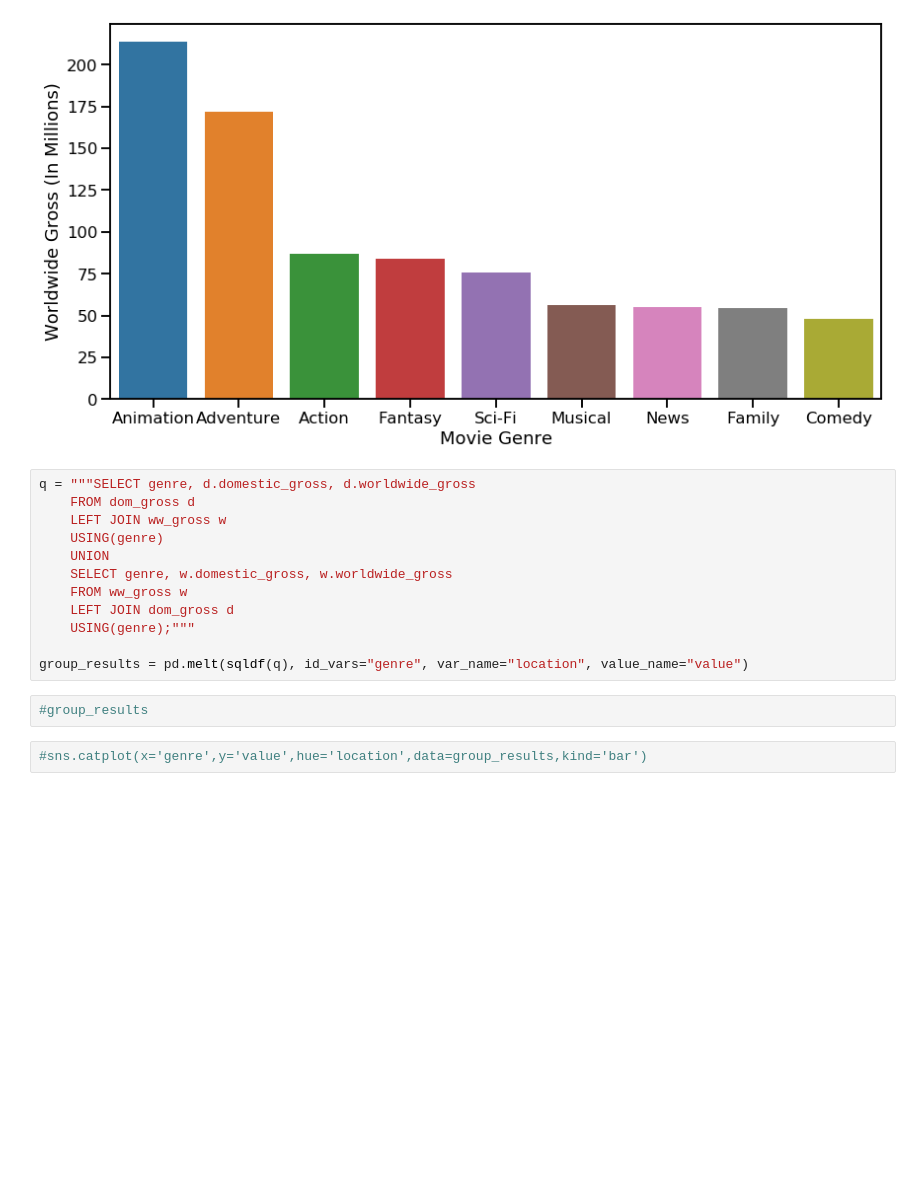
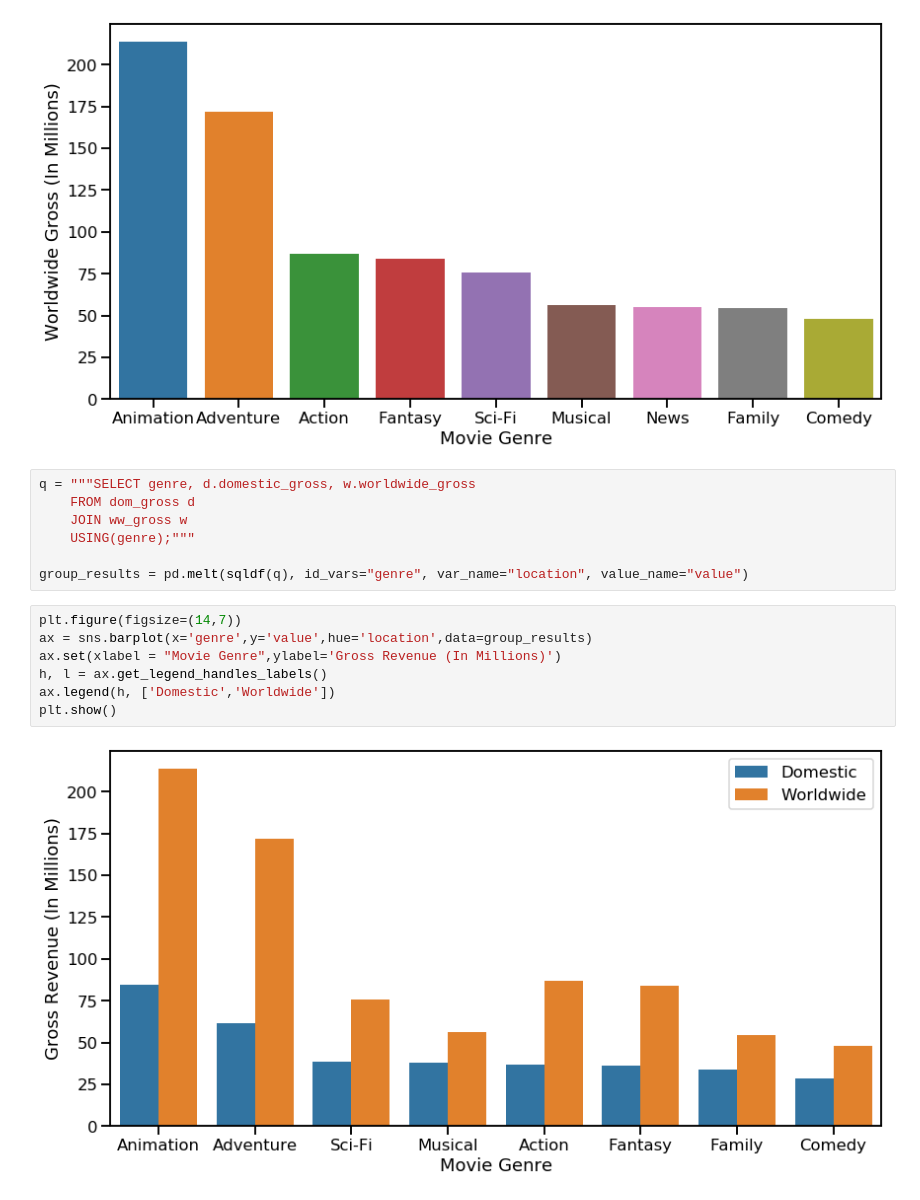
Before and after one commit to anbillinger/dsc-mod-1-project-v2-1-onl01-dtsc-ft-041320, a Jupyter notebook: Genre Info.ipynb, the cells around one changed output. Cells and saved outputs as stored; diff of their text form; blank space fills up the shorter version.

Commit message:
combined genre graphs

```diff
--- a/Genre Info.ipynb
+++ b/Genre Info.ipynb
@@ -131,18 +131,18 @@ ax.set(xlabel = "Movie Genre",ylabel='Worldwide Gross (In Millions)')
 [Text(0, 0.5, 'Worldwide Gross (In Millions)'), Text(0.5, 0, 'Movie Genre')]
 [figure]
 # %%
-q = """SELECT genre, d.domestic_gross, d.worldwide_gross
+q = """SELECT genre, d.domestic_gross, w.worldwide_gross
     FROM dom_gross d
-    LEFT JOIN ww_gross w
-    USING(genre)
-    UNION
-    SELECT genre, w.domestic_gross, w.worldwide_gross
-    FROM ww_gross w
-    LEFT JOIN dom_gross d
+    JOIN ww_gross w
     USING(genre);"""
 
 group_results = pd.melt(sqldf(q), id_vars="genre", var_name="location", value_name="value")
-# %%
-#group_results
-# %%
-#sns.catplot(x='genre',y='value',hue='location',data=group_results,kind='bar')
+# %%
+plt.figure(figsize=(14,7))
+ax = sns.barplot(x='genre',y='value',hue='location',data=group_results)
+ax.set(xlabel = "Movie Genre",ylabel='Gross Revenue (In Millions)')
+h, l = ax.get_legend_handles_labels()
+ax.legend(h, ['Domestic','Worldwide'])
+plt.show()
+# %% [output]
+[figure, added]
```
Also changed, not shown: 3 other files.
